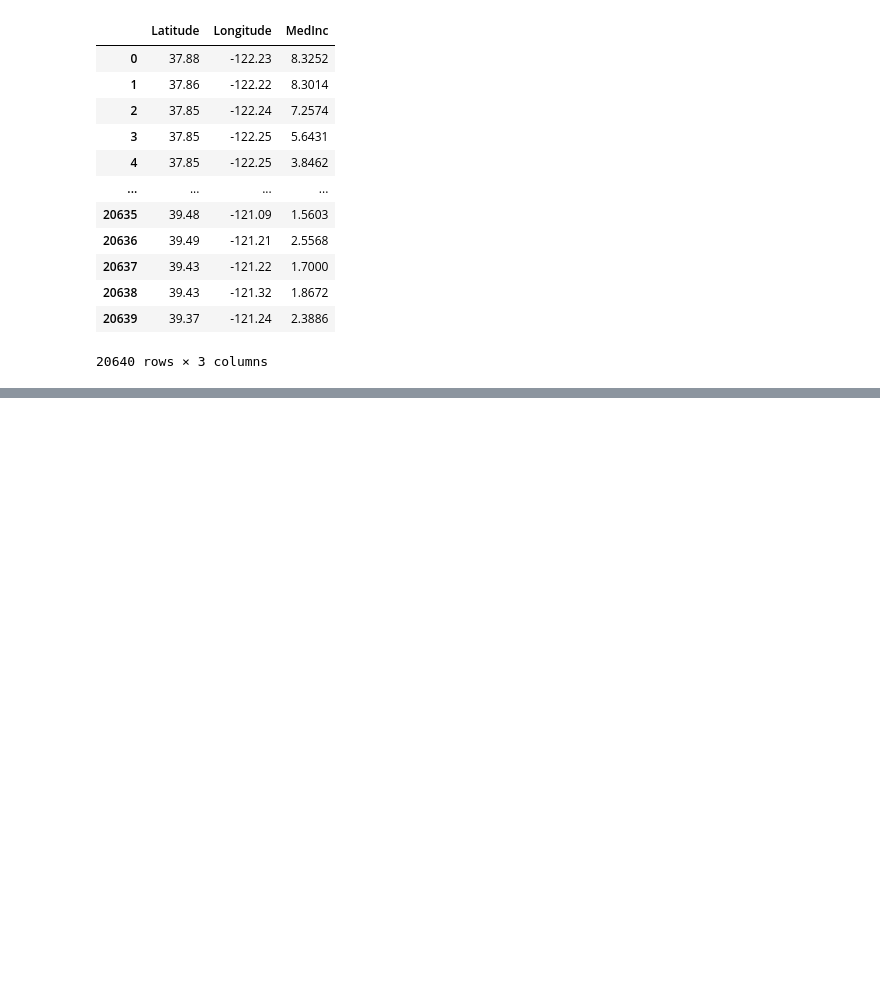
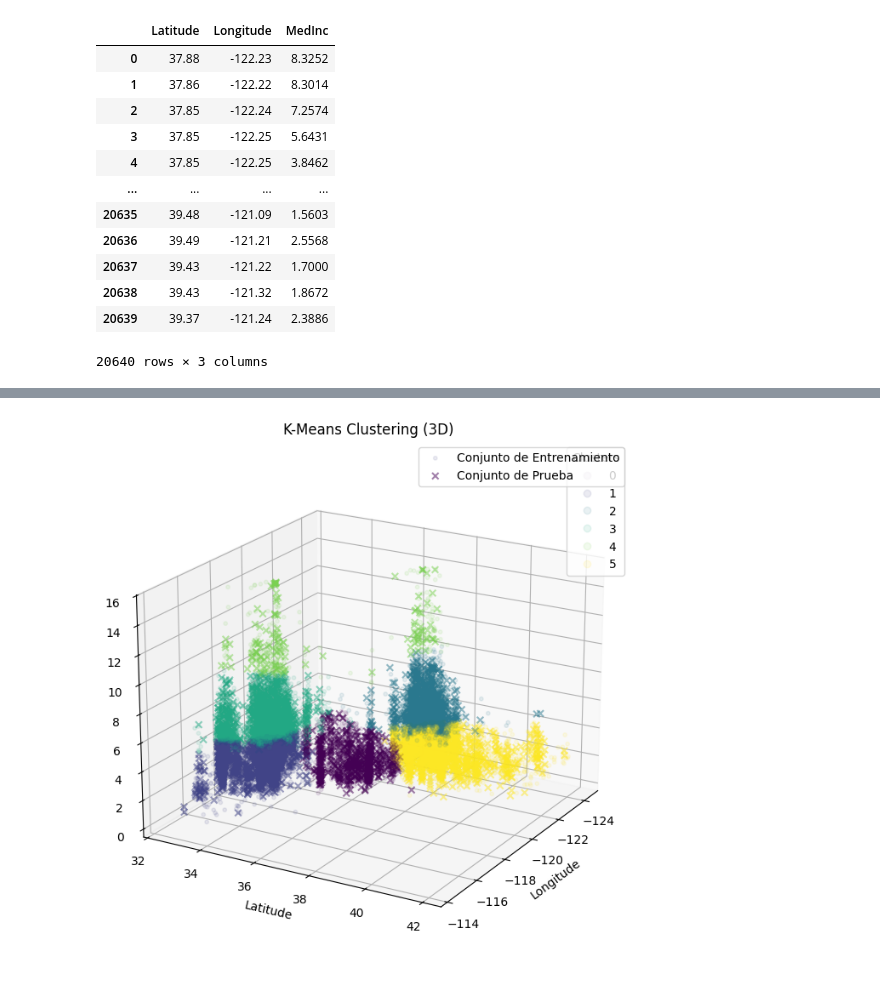
Before and after one commit to SamuelHollis/unsupervised-ML, a Jupyter notebook: src/explore.ipynb, the cells around one changed output, grey strips where cells are left out. Drawn from its saved outputs; the diff is of its cells as text; code cells hidden in the pictures; blank space fills up the shorter version.

```diff
--- a/src/explore.ipynb
+++ b/src/explore.ipynb
@@ -167,14 +71,0 @@ Text(0, 0.5, 'Feature 2')
-# %%
-# Generar datos de ejemplo
-data, y = make_blobs(n_samples=300, centers=4, cluster_std=0.60, random_state=0)
-
-# Aplicar el algoritmo DBSCAN
-dbscan = DBSCAN(eps=0.5, min_samples=5)
-labels = dbscan.fit_predict(data)
-
-# Visualizar los resultados
-plt.scatter(data[:, 0], data[:, 1], c=labels, cmap='plasma')
-plt.title("Clustering con DBSCAN")
-plt.xlabel("Feature 1")
-plt.ylabel("Feature 2")
-plt.show()
@@ -182,0 +72,7 @@ plt.show()
+# %%
+train_labels = model.predict(X_train)
+test_labels = model.predict(X_test)
+# %%
+X_test['cluster'] = test_labels
+# %%
+X_train['cluster'] = labels
@@ -183 +90,27 @@ plt.show()
+# %%
+from mpl_toolkits.mplot3d import Axes3D
+import matplotlib.pyplot as plt
+fig = plt.figure(figsize=(12, 8))
+ax = fig.add_subplot(111, projection='3d')
+# Scatter plot para el conjunto completo (X_train)
+scatter = ax.scatter(X_train['Longitude'], X_train['Latitude'], X_train['MedInc'],
+                     c=X_train['cluster'], cmap='viridis', s=10, label='Conjunto de Entrenamiento', alpha=0.1)
+# Scatter plot para el conjunto de prueba (X_test)
+# Asumiendo que X_test tiene las mismas columnas y una columna 'cluster' para el color
+scatter_test = ax.scatter(X_test['Longitude'], X_test['Latitude'], X_test['MedInc'],
+                          c=X_test['cluster'], cmap='viridis', marker='x', s=30, label='Conjunto de Prueba', alpha=0.5)
+ax.set_title('K-Means Clustering (3D)')
+ax.set_xlabel('Longitude')
+ax.set_ylabel('Latitude')
+ax.set_zlabel('MedInc')
+# Ángulo de vista
+ax.view_init(elev=20, azim=30)
+# Leyenda
+legend = ax.legend(*scatter.legend_elements(), title='Clusters')
+ax.add_artist(legend)
+# Agregar leyenda para el conjunto de prueba
+plt.legend(loc='upper right')
+plt.show()
+# %% [output]
+[figure, added]
 # %%
```
Also changed, not shown: parts of 19 cells of this notebook, 1 other file.
